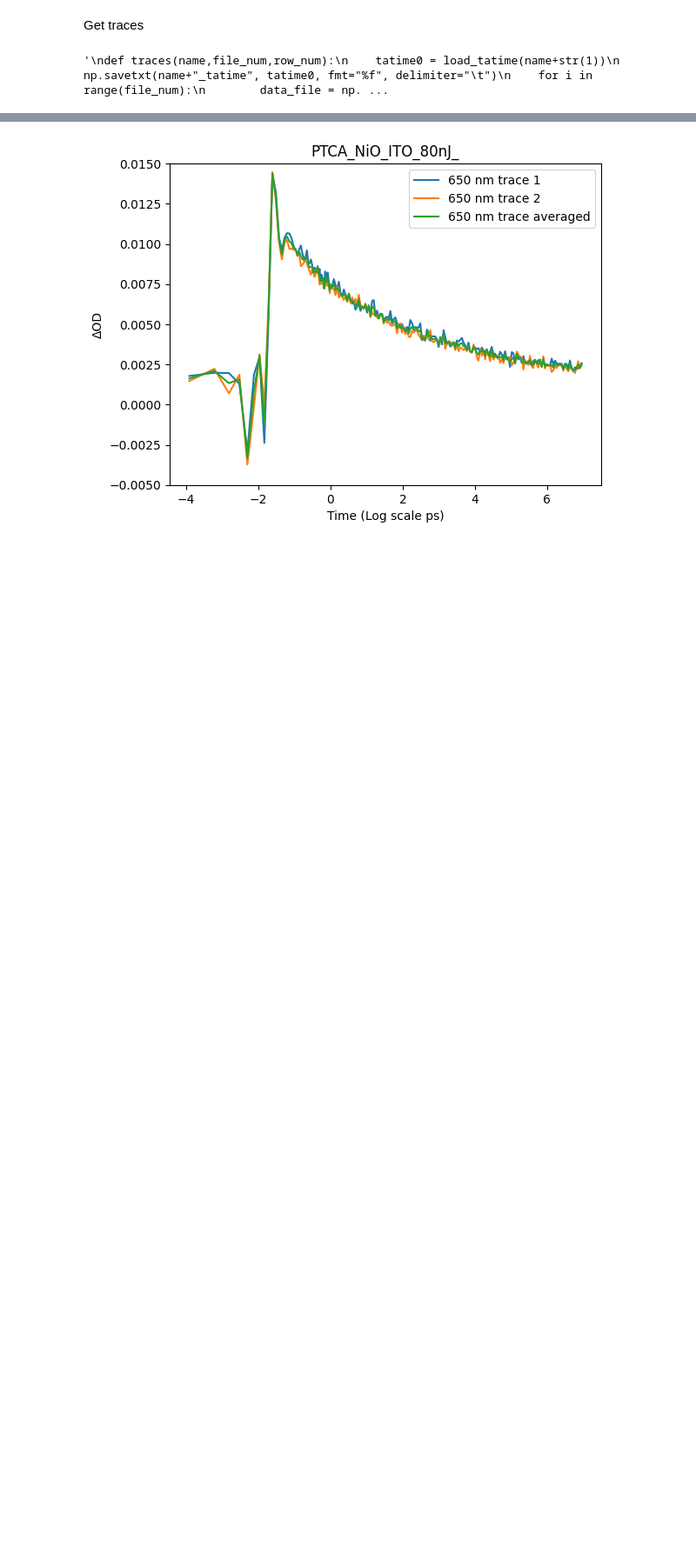
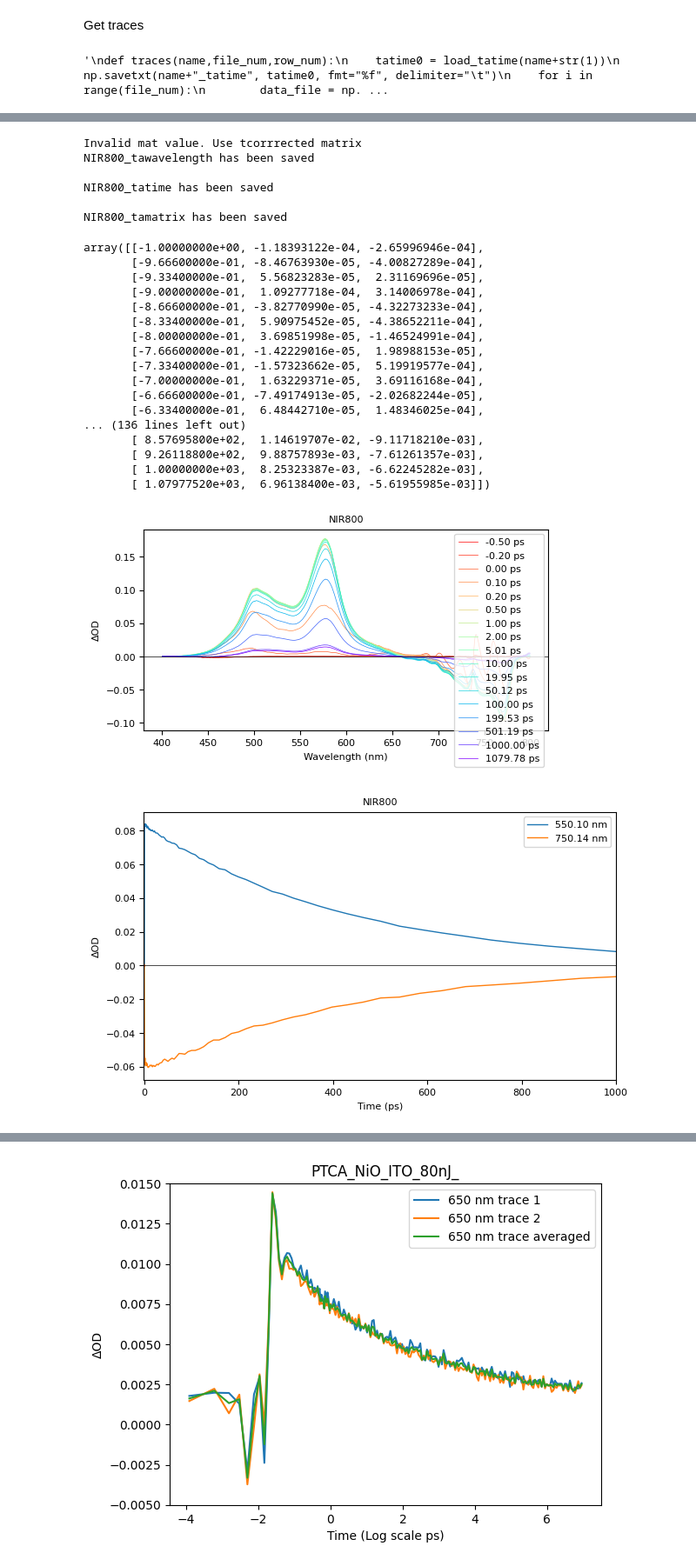
Before and after one commit to Alchemist-Aloha/TA_Analyzer, a Jupyter notebook: ta_analyzer.ipynb, the cells around one changed output, grey strips where cells are left out. Shown: that part at 87% size. Drawn from its saved outputs; the diff is of its cells as text; code cells hidden in the pictures; blank space fills up the shorter version.

```diff
--- a/ta_analyzer.ipynb
+++ b/ta_analyzer.ipynb
@@ -59,3 +63,33 @@ array([[-1.09698819e-04, -1.09698819e-04, -1.09698819e-04, ...,
+# %%
+tamatrix.save_all()
+tamatrix.auto_taspectra()
+tamatrix.auto_takinetics(wavelength_pts=[550,750],tmax=1000)
+# %% [output]
+Invalid mat value. Use tcorrrected matrix
+NIR800_tawavelength has been saved
+
+NIR800_tatime has been saved
+
+NIR800_tamatrix has been saved
+array([[-1.00000000e+00, -1.18393122e-04, -2.65996946e-04],
+       [-9.66600000e-01, -8.46763930e-05, -4.00827289e-04],
+       [-9.33400000e-01,  5.56823283e-05,  2.31169696e-05],
+       [-9.00000000e-01,  1.09277718e-04,  3.14006978e-04],
+       [-8.66600000e-01, -3.82770990e-05, -4.32273233e-04],
+       [-8.33400000e-01,  5.90975452e-05, -4.38652211e-04],
+       [-8.00000000e-01,  3.69851998e-05, -1.46524991e-04],
+       [-7.66600000e-01, -1.42229016e-05,  1.98988153e-05],
+       [-7.33400000e-01, -1.57323662e-05,  5.19919577e-04],
+       [-7.00000000e-01,  1.63229371e-05,  3.69116168e-04],
+       [-6.66600000e-01, -7.49174913e-05, -2.02682244e-05],
+       [-6.33400000e-01,  6.48442710e-05,  1.48346025e-04],
+... (136 lines left out)
+       [ 8.57695800e+02,  1.14619707e-02, -9.11718210e-03],
+       [ 9.26118800e+02,  9.88757893e-03, -7.61261357e-03],
+       [ 1.00000000e+03,  8.25323387e-03, -6.62245282e-03],
+       [ 1.07977520e+03,  6.96138400e-03, -5.61955985e-03]])
+[figure, added]
+[figure, added]
 # %%
 plt.plot(line[0],line[1])
 plt.plot(line[0],line[2])
```
Also changed, not shown: parts of 3 cells of this notebook, 4 other files.
